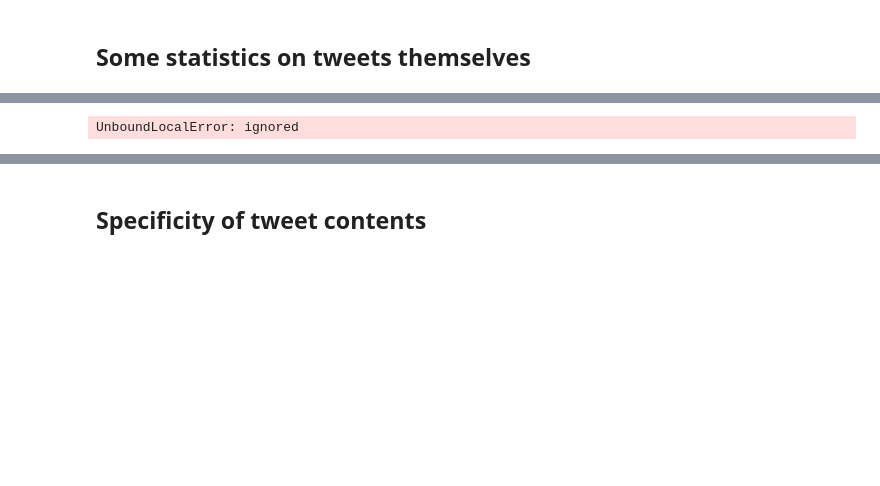
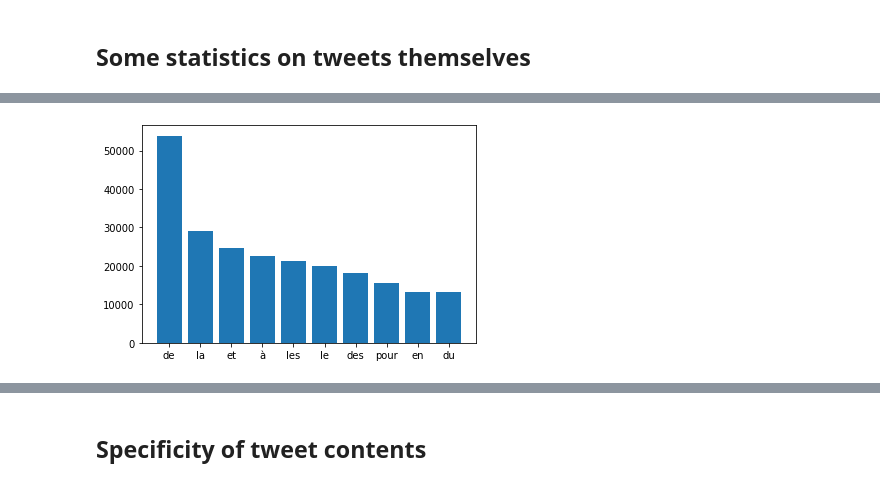
Before and after one commit to mthsansu/MLNLP, a Jupyter notebook: Code/Descriptive_statistics.ipynb, the cells around one changed output, grey strips where cells are left out. Drawn from its saved outputs; the diff is of its cells as text; code cells hidden in the pictures; blank space fills up the shorter version.

```diff
--- a/Code/Descriptive_statistics.ipynb
+++ b/Code/Descriptive_statistics.ipynb
@@ -232,28 +232,27 @@ df.chr_len_words.hist()
 # %%
 # Analysis of stopwords
 # Code taken from: https://app.neptune.ai/neptune-ai/eda-nlp-tools/n/1-3-top-stopwords-barchart-b953763c-3fea-4331-bff0-429411793e5f/5c0fca05-ba07-4564-a02e-c44b08bfb8cb
 
 stop=set(stopwords.words('french'))
 
 def plot_top_stopwords_barchart(text):
-  stop=stop
 
   new= df.text_clean.str.split()
   new=new.values.tolist()
   corpus=[word for i in new for word in i]
   from collections import defaultdict
   dic=defaultdict(int)
   for word in corpus:
       if word in stop:
           dic[word]+=1
 
   top=sorted(dic.items(), key=lambda x:x[1],reverse=True)[:10]
   x,y=zip(*top)
   plt.bar(x,y)
 
 plot_top_stopwords_barchart(df["text_clean"])
 # %% [output]
-UnboundLocalError: ignored
+[figure, added]
 # %%
 # Most frequent words
 
```
Also changed, not shown: parts of 21 cells of this notebook.
